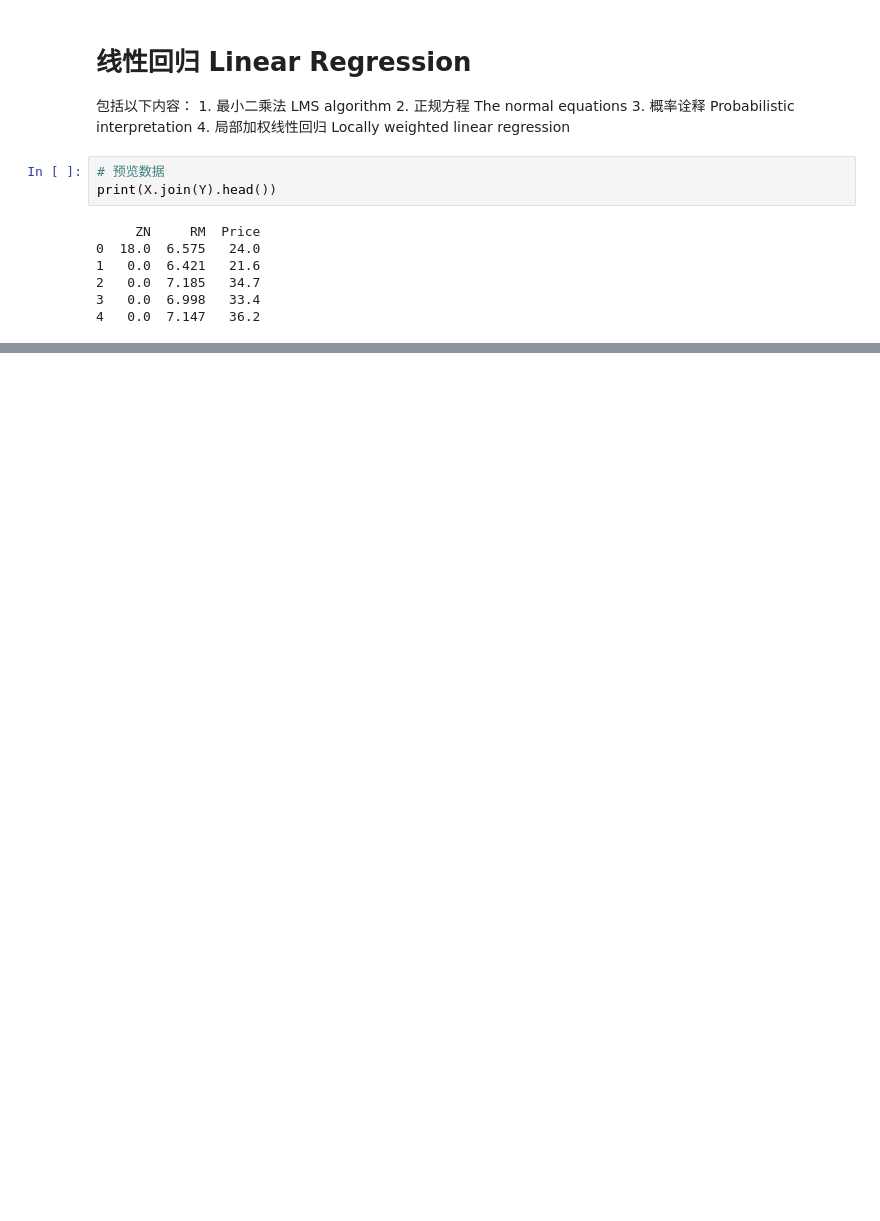
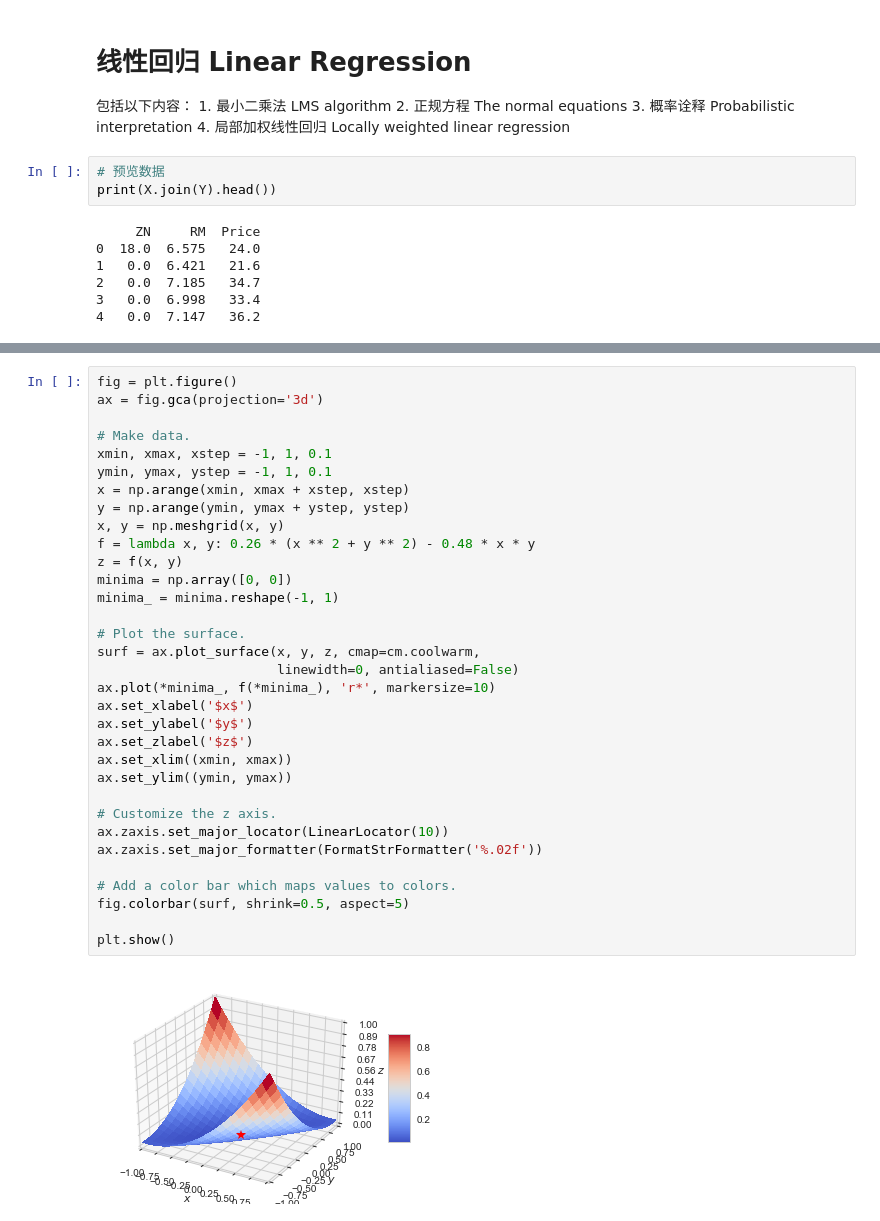
Before and after one commit to Youngyi/MachineLearning-1, a Jupyter notebook: Linear Regression.ipynb, the cells around one changed output, grey strips where cells are left out. Saved outputs shown, nothing was run; the diff lists cells and outputs as text; blank space fills up the shorter version.

Commit message:
add 3d plot

```diff
--- a/Linear Regression.ipynb
+++ b/Linear Regression.ipynb
@@ -83,0 +94,35 @@ $$ J(\theta) = \frac{1}{2}\sum_{i=1}^m (h_{\theta}(x^{(i)}) - y^{(i)})^2$$
+# %%
+fig = plt.figure()
+ax = fig.gca(projection='3d')
+
+# Make data.
+xmin, xmax, xstep = -1, 1, 0.1
+ymin, ymax, ystep = -1, 1, 0.1
+x = np.arange(xmin, xmax + xstep, xstep)
+y = np.arange(ymin, ymax + ystep, ystep)
+x, y = np.meshgrid(x, y)
+f = lambda x, y: 0.26 * (x ** 2 + y ** 2) - 0.48 * x * y
+z = f(x, y)
+minima = np.array([0, 0])
+minima_ = minima.reshape(-1, 1)
+
+# Plot the surface.
+surf = ax.plot_surface(x, y, z, cmap=cm.coolwarm,
+                       linewidth=0, antialiased=False)
+ax.plot(*minima_, f(*minima_), 'r*', markersize=10)
+ax.set_xlabel('$x$')
+ax.set_ylabel('$y$')
+ax.set_zlabel('$z$')
+ax.set_xlim((xmin, xmax))
+ax.set_ylim((ymin, ymax))
+
+# Customize the z axis.
+ax.zaxis.set_major_locator(LinearLocator(10))
+ax.zaxis.set_major_formatter(FormatStrFormatter('%.02f'))
+
+# Add a color bar which maps values to colors.
+fig.colorbar(surf, shrink=0.5, aspect=5)
+
+plt.show()
+# %% [output]
+[figure, added]
```
Also changed, not shown: parts of 7 cells of this notebook.
